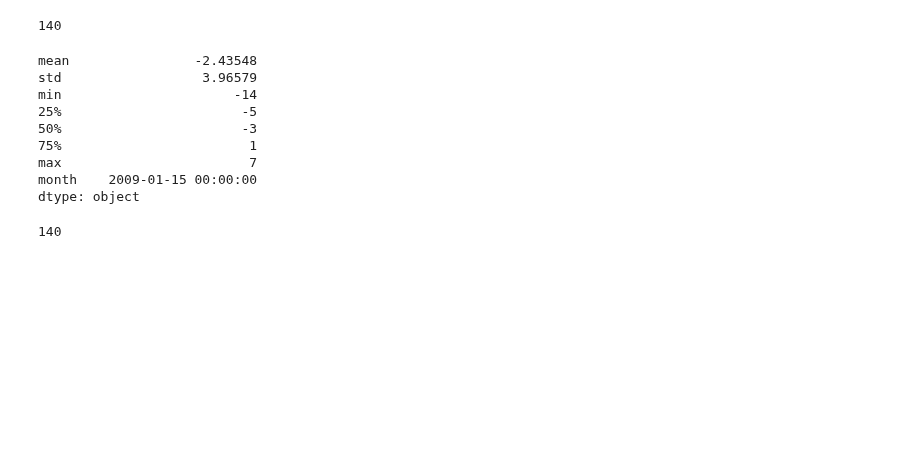
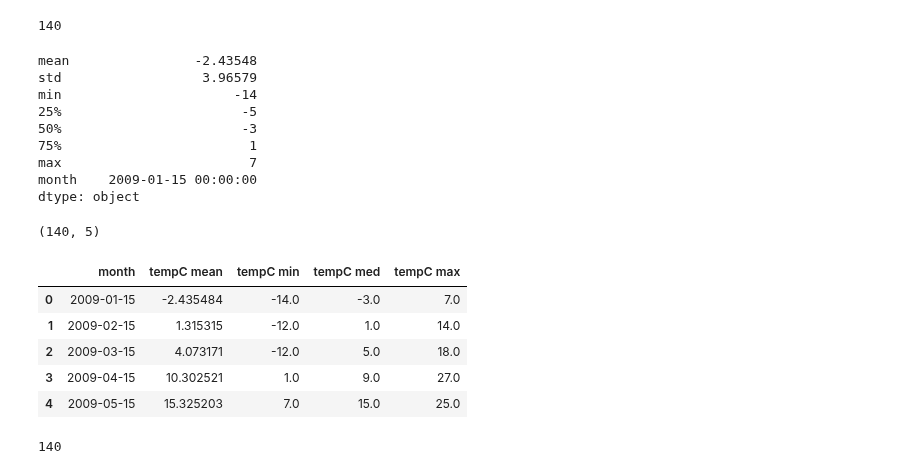
Before and after one commit to BloomTech-Labs/Labs26-Citrics-DS-TeamA, a Jupyter notebook: notebooks/Historic_Weather.ipynb, the cells around one changed output. Drawn from its saved outputs; the diff is of its cells as text; code cells hidden in the pictures; blank space fills up the shorter version.

```diff
--- a/notebooks/Historic_Weather.ipynb
+++ b/notebooks/Historic_Weather.ipynb
@@ -373,14 +414,14 @@ subsets[-1]
 # %%
-tempC = []
+tempC_table = []
 
 for sub in subsets:
     tab = sub.tempC.describe()[1:]
     month = pd.Series([datetime(sub.date_time[0].year, sub.date_time[0].month, 15)], index=["month"])
     tab = tab.append(month)
-    tempC.append(tab)
+    tempC_table.append(tab)
 
-print(len(tempC))
-tempC[0]
+print(len(tempC_table))
+tempC_table[0]
 # %% [output]
 140
 mean                -2.43548
@@ -392,4 +433,38 @@ min                      -14
 max                        7
 month    2009-01-15 00:00:00
 dtype: object
+# %%
+month = []
+tempC_mean = []
+tempC_min = []
+tempC_med = []
+tempC_max = []
+
+for i in range(len(tempC_table)):
+    month.append(tempC_table[i]["month"])
+    tempC_mean.append(tempC_table[i]["mean"])
+    tempC_min.append(tempC_table[i]["min"])
+    tempC_med.append(tempC_table[i]["50%"])
+    tempC_max.append(tempC_table[i]["max"])
+
+tempC_data = {
+    "month" : month,
+    "tempC mean" : tempC_mean,
+    "tempC min" : tempC_min,
+    "tempC med" : tempC_med,
+    "tempC max" : tempC_max,
+}
+
+tempC_df = pd.DataFrame(tempC_data)
+
+print(tempC_df.shape)
+tempC_df.head()
+# %% [output]
+(140, 5)
+|  | month | tempC mean | tempC min | tempC med | tempC max |
+| 0 | 2009-01-15 | -2.435484 | -14.0 | -3.0 | 7.0 |
+| 1 | 2009-02-15 | 1.315315 | -12.0 | 1.0 | 14.0 |
+| 2 | 2009-03-15 | 4.073171 | -12.0 | 5.0 | 18.0 |
+| 3 | 2009-04-15 | 10.302521 | 1.0 | 9.0 | 27.0 |
+| 4 | 2009-05-15 | 15.325203 | 7.0 | 15.0 | 25.0 |
 # %%
```
Also changed, not shown: parts of 19 cells of this notebook.
